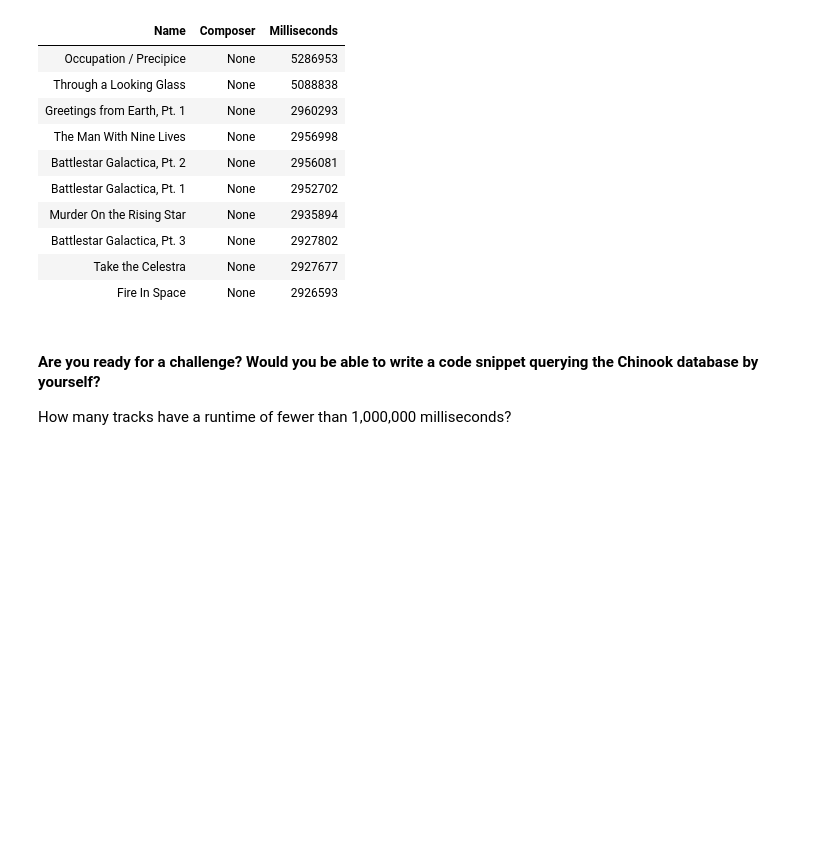
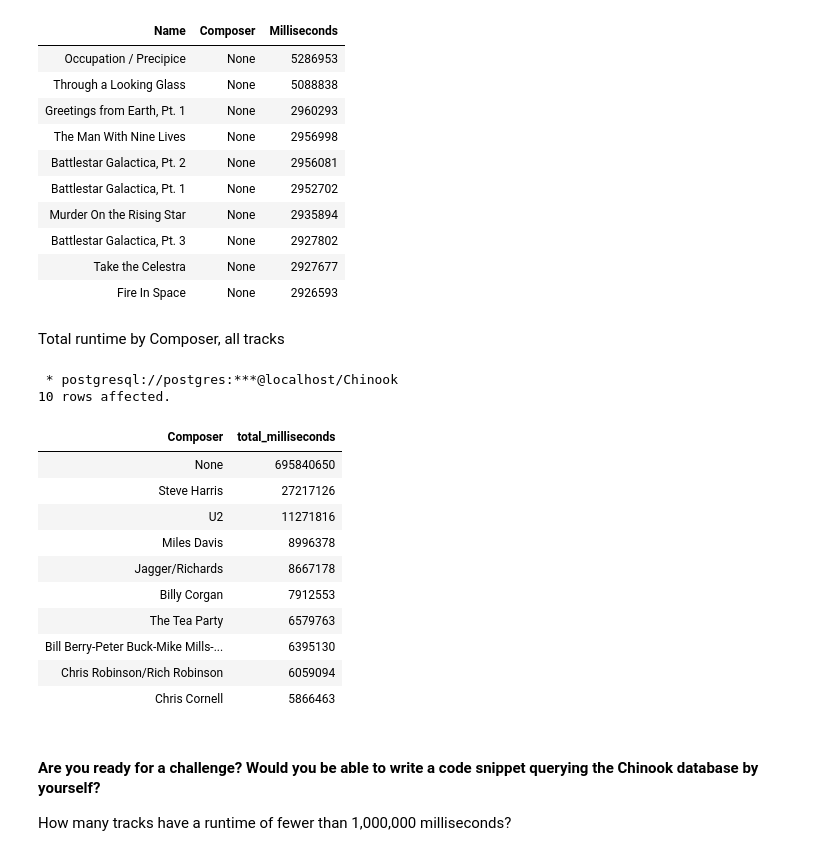
Before and after one commit to drobertshaw01/Week-5---Know-Your-Brand, a Jupyter notebook: 5.3.3 + 5.3.4 Know Your Brand 2.ipynb, the cells around one changed output. Saved outputs shown, nothing was run; the diff lists cells and outputs as text; code cells hidden in the pictures; blank space fills up the shorter version.

```diff
--- a/5.3.3 + 5.3.4 Know Your Brand 2.ipynb
+++ b/5.3.3 + 5.3.4 Know Your Brand 2.ipynb
@@ -400,6 +413,30 @@ LIMIT 10
 | Battlestar Galactica, Pt. 3 | None | 2927802 |
 | Take the Celestra | None | 2927677 |
 | Fire In Space | None | 2926593 |
+# %% [markdown]
+Total runtime by Composer, all tracks
+# %%
+%%sql
+
+SELECT "Composer", sum("Milliseconds") as "total_milliseconds"
+FROM "Track"
+GROUP BY "Composer"
+ORDER BY sum("Milliseconds") DESC
+LIMIT 10
+# %% [output]
+ * postgresql://postgres:***@localhost/Chinook
+10 rows affected.
+| Composer | total_milliseconds |
+| None | 695840650 |
+| Steve Harris | 27217126 |
+| U2 | 11271816 |
+| Miles Davis | 8996378 |
+| Jagger/Richards | 8667178 |
+| Billy Corgan | 7912553 |
+| The Tea Party | 6579763 |
+| Bill Berry-Peter Buck-Mike Mills-... | 6395130 |
+| Chris Robinson/Rich Robinson | 6059094 |
+| Chris Cornell | 5866463 |
 # %% [markdown]
 #### Are you ready for a challenge? Would you be able to write a code snippet querying the Chinook database by yourself?
 How many tracks have a runtime of fewer than 1,000,000 milliseconds?
```
Also changed, not shown: parts of 5 cells of this notebook.
